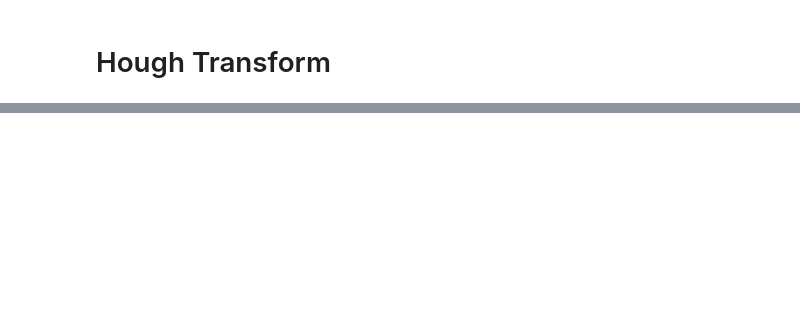
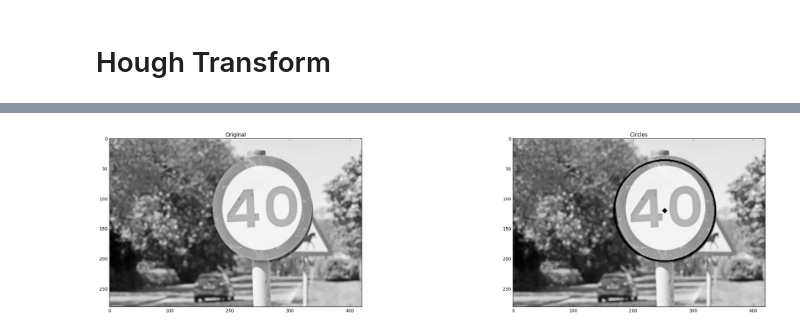
Before and after one commit to mohankarthik/StudyNotes, a Jupyter notebook: ComputerVision/2B - Hough Transform.ipynb, the cells around one changed output, grey strips where cells are left out. Cells and saved outputs as stored; diff of their text form; code cells hidden in the pictures; blank space fills up the shorter version.

```diff
--- a/ComputerVision/2B - Hough Transform.ipynb
+++ b/ComputerVision/2B - Hough Transform.ipynb
@@ -48,0 +119,36 @@ plt.show()
+# %%
+# Implement a traffic sign detection
+import cv2
+import matplotlib.pyplot as plt
+import tensorflow as tf
+import numpy as np
+%matplotlib inline
+
+# Create a figure
+fig = plt.figure(figsize=(30,15))
+
+# Get the image
+img = cv2.imread("TraSign.jpg",0)
+a=fig.add_subplot(2,2,1)
+imgplot = plt.imshow(img, cmap='Greys_r')
+a.set_title('Original')
+
+# Find the circles
+circles = cv2.HoughCircles(img,cv2.HOUGH_GRADIENT,1,100,param1=100,param2=80,minRadius=60,maxRadius=300)
+
+# Paint the circles
+cimg = np.copy(img)
+circles = np.uint16(np.around(circles))
+for i in circles[0,:]:
+    # draw the outer circle
+    cv2.circle(cimg,(i[0],i[1]),i[2],(0,255,0),2)
+    # draw the center of the circle
+    cv2.circle(cimg,(i[0],i[1]),2,(0,0,255),3)
+a=fig.add_subplot(2,2,2)
+imgplot = plt.imshow(cimg, cmap='Greys_r')
+a.set_title('Circles')
+
+# Show all the images
+plt.show()
+# %% [output]
+[figure, added]
```
Also changed, not shown: parts of 5 cells of this notebook, 3 other files.
